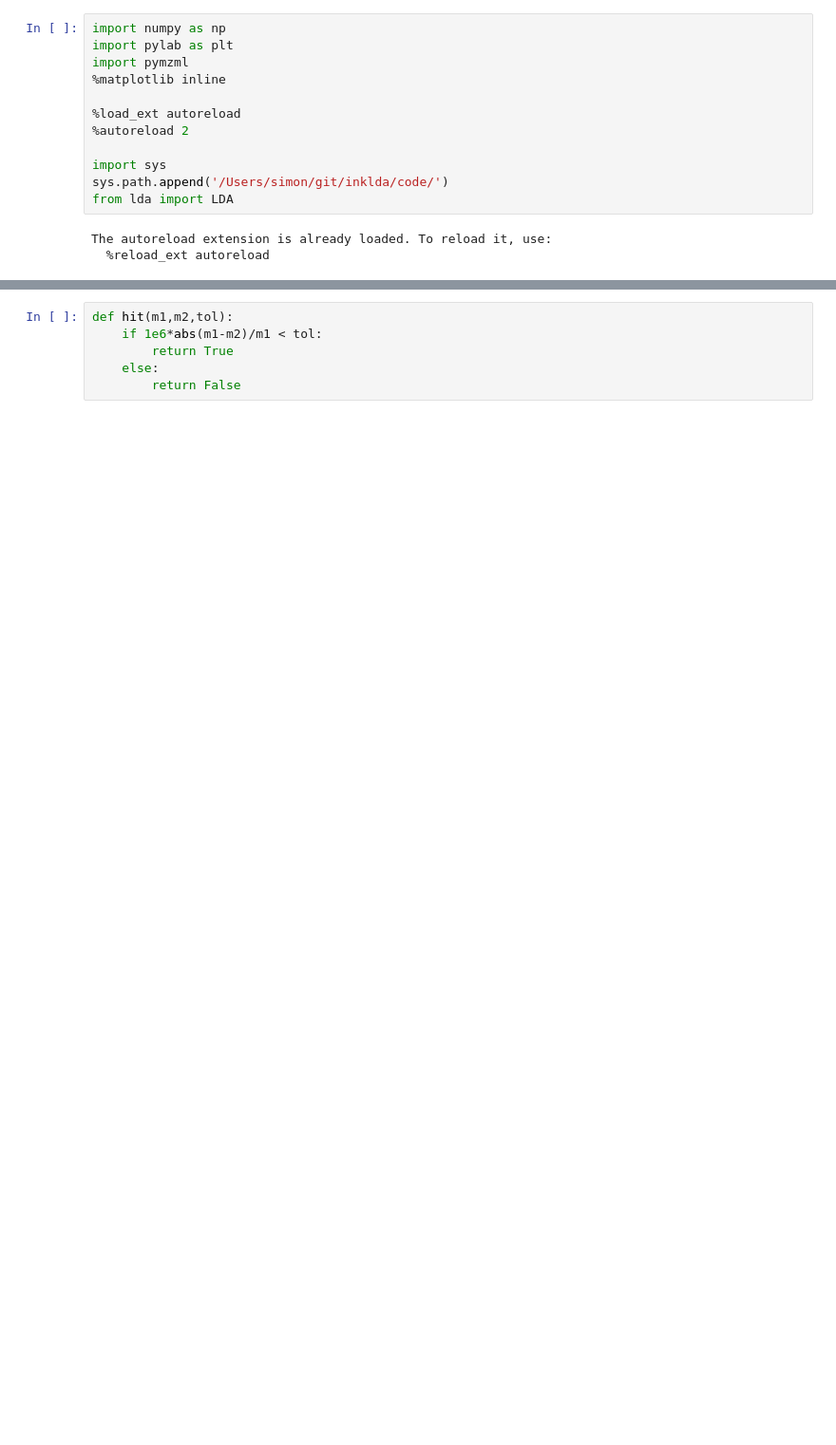
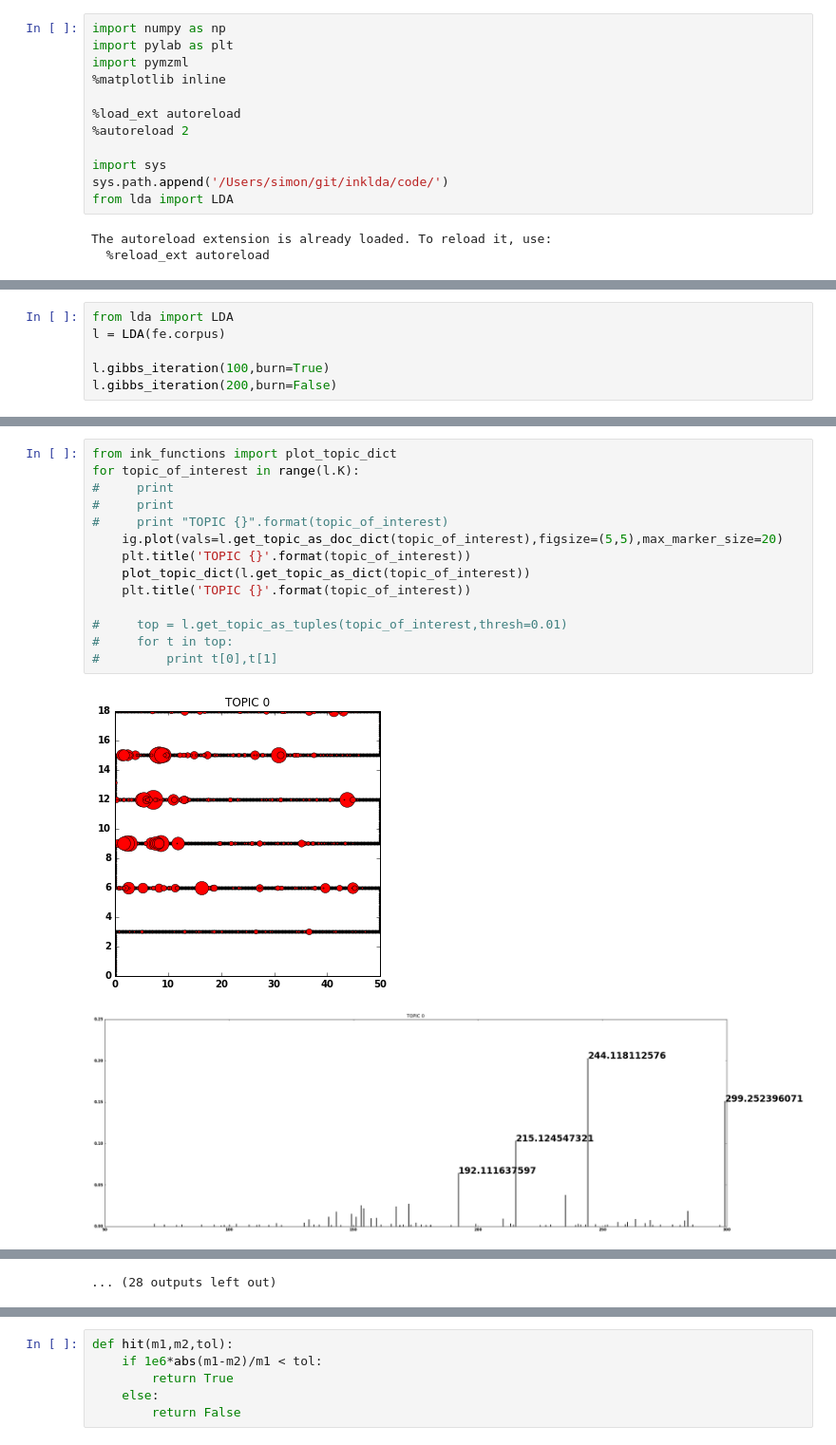
Before and after one commit to sdrogers/inklda, a Jupyter notebook: notebooks/AminoAcidImage.ipynb, the cells around one changed output, grey strips where cells are left out. Shown at 95% size. Drawn from its saved outputs; the diff is of its cells as text; blank space fills up the shorter version.

```diff
--- a/notebooks/AminoAcidImage.ipynb
+++ b/notebooks/AminoAcidImage.ipynb
@@ -133,0 +23,6 @@ plt.plot(np.array(colcoord),np.array(rowcoord),'ko')
+# %%
+from lda import LDA
+l = LDA(fe.corpus)
+
+l.gibbs_iteration(100,burn=True)
+l.gibbs_iteration(200,burn=False)
@@ -133,0 +69,17 @@ plt.plot(np.array(colcoord),np.array(rowcoord),'ko')
+# %%
+from ink_functions import plot_topic_dict
+for topic_of_interest in range(l.K):
+#     print
+#     print
+#     print "TOPIC {}".format(topic_of_interest)
+    ig.plot(vals=l.get_topic_as_doc_dict(topic_of_interest),figsize=(5,5),max_marker_size=20)
+    plt.title('TOPIC {}'.format(topic_of_interest))
+    plot_topic_dict(l.get_topic_as_dict(topic_of_interest))
+    plt.title('TOPIC {}'.format(topic_of_interest))
+
+#     top = l.get_topic_as_tuples(topic_of_interest,thresh=0.01)
+#     for t in top:
+#         print t[0],t[1]
+# %% [output]
+[figure, added]
+[figure, added]
@@ -133,0 +96 @@ plt.plot(np.array(colcoord),np.array(rowcoord),'ko')
+... (28 outputs left out)
```
Also changed, not shown: parts of 32 cells of this notebook, 3 other files.
